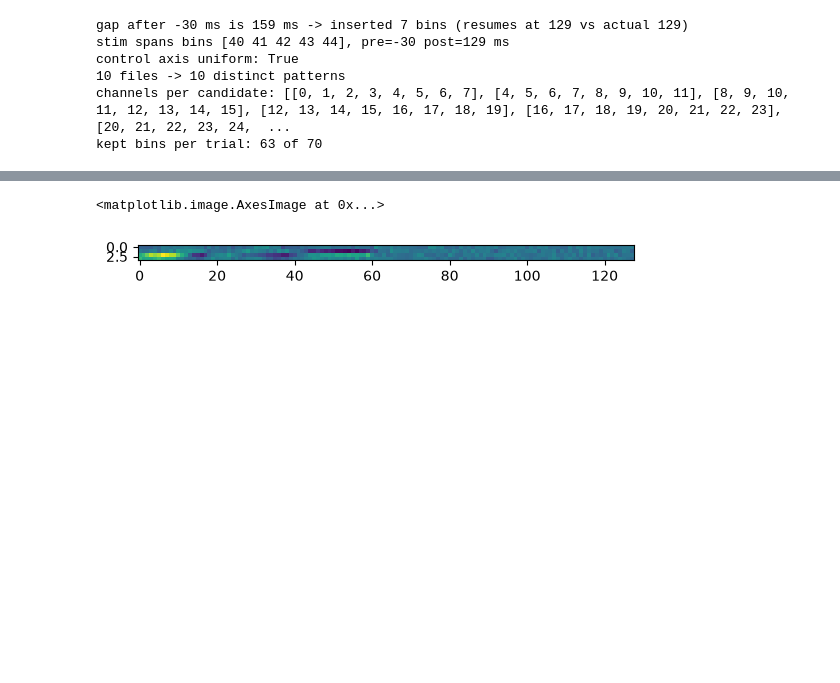
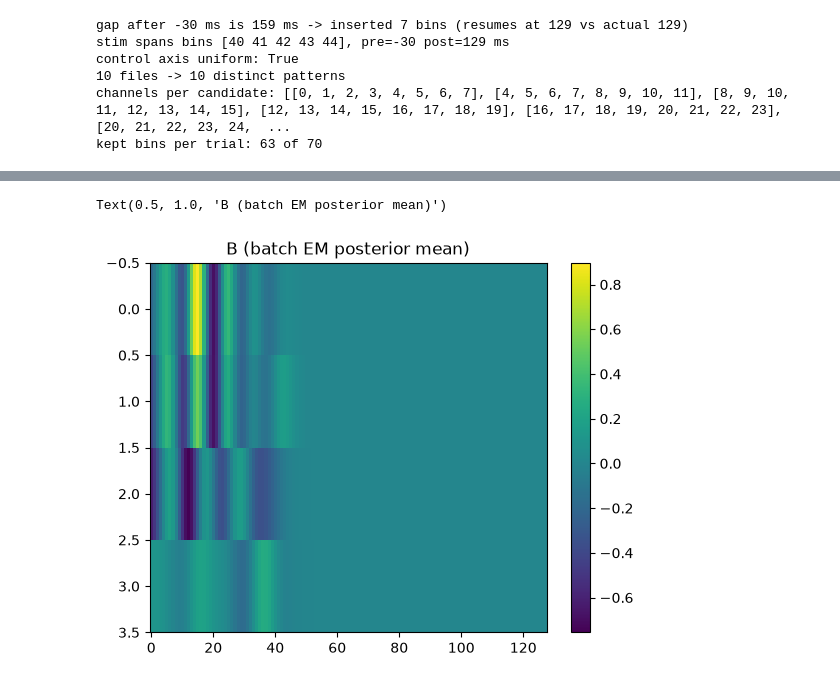
Before and after one commit to bryan-tseng/WASABI, a Jupyter notebook: scripts/rls_interposed.ipynb, the cells around one changed output, grey strips where cells are left out. Cells and saved outputs as stored; diff of their text form; code cells hidden in the pictures; blank space fills up the shorter version.

```diff
--- a/scripts/rls_interposed.ipynb
+++ b/scripts/rls_interposed.ipynb
@@ -187,0 +144,20 @@ singular values of A_fit: [1.372919   1.0259778  0.99075043 0.6601013 ]
+# %%
+BETA_STIM = 1.0
+BETA_EMIT = 1.0
+
+# Control trials have no stim, so B drops out and only A, C, d, Q are fit.
+# V is irrelevant here; it is replaced by the spread model before the stim fit.
+model_control = make_poisson_lds(
+    state_dim, jnp.eye(n_ch), key2,
+    mean_rate=jnp.mean(observations_control, axis=(0, 1)),
+    beta_stim=BETA_STIM, beta_emit=BETA_EMIT,
+)
+control_buffer = TrialBuffer.empty(num_trials, num_timesteps, n_ch).extend(
+    all_observations_control, inputs_control, keep_control
+)
+model_control, losses = fit_initial(model_control, control_buffer, num_steps=500)
+print(f"NLL per bin: {losses[0]:.4f} -> {losses[-1]:.4f}")
+
+C_fit, d_fit = model_control.observation.C, model_control.observation.d
+A_fit = model_control.dynamics.A
+print('singular values of A_fit:', jnp.linalg.svd(A_fit, compute_uv=False))
@@ -528,8 +486,8 @@ random: heldout err 0.7206  logdet drop 17.2 nats  NIS 6.29 (target 4)  vs batch
-# %%
-plt.imshow(B_fit_s)
-# %% [output]
-<matplotlib.image.AxesImage at 0x...>
-[figure, removed]
+# %%
+plt.imshow(B_fit_s, aspect='auto'); plt.colorbar(); plt.title('B (batch EM posterior mean)')
+# %% [output]
+Text(0.5, 1.0, 'B (batch EM posterior mean)')
+[figure, added]
 # %%
 n_steps = curves["D_opt"].shape[1]
 trials = np.arange(1, n_steps + 1)
```
Also changed, not shown: parts of 31 cells of this notebook, 52 other files.
